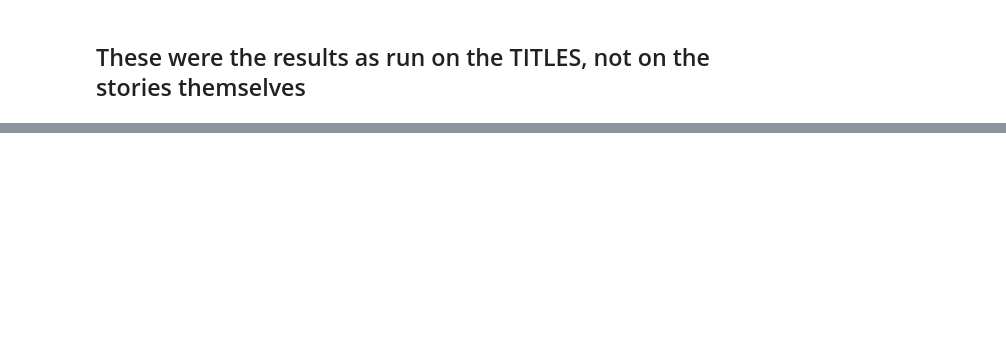
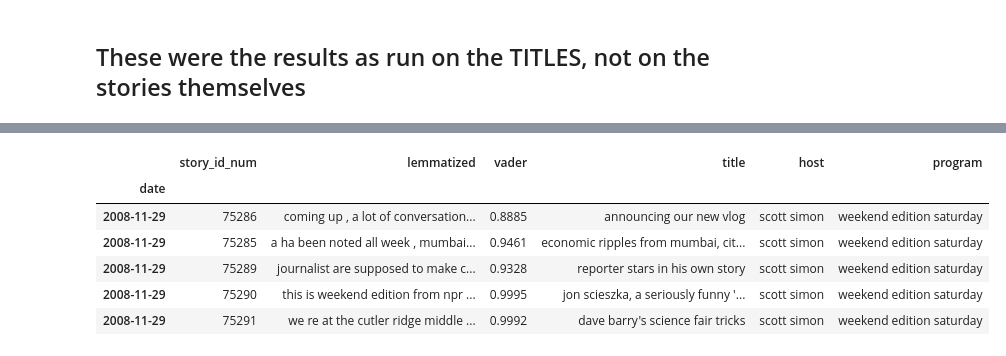
Before and after one commit to npr-nlp/npr-nlp-project, a Jupyter notebook: Brian_LDA_modeling_exploration.ipynb, the cells around one changed output, grey strips where cells are left out. Cells and saved outputs as stored; diff of their text form; code cells hidden in the pictures; blank space fills up the shorter version.

```diff
--- a/Brian_LDA_modeling_exploration.ipynb
+++ b/Brian_LDA_modeling_exploration.ipynb
@@ -782,0 +809,2 @@ Name: Coherence, dtype: float64
+# %%
+tsa.index = pd.to_datetime(tsa.index)
@@ -782,0 +813,14 @@ Name: Coherence, dtype: float64
+# %%
+tsa = tsa.set_index('date').sort_index()
+# %%
+Obama_election = tsa[datetime(2008,11,7):datetime(2008,11,30)]
+# %%
+Obama_election.tail()
+# %% [output]
+|  | story_id_num | lemmatized | vader | title | host | program |
+| date |  |  |  |  |  |  |
+| 2008-11-29 | 75286 | coming up , a lot of conversation... | 0.8885 | announcing our new vlog | scott simon | weekend edition saturday |
+| 2008-11-29 | 75285 | a ha been noted all week , mumbai... | 0.9461 | economic ripples from mumbai, cit... | scott simon | weekend edition saturday |
+| 2008-11-29 | 75289 | journalist are supposed to make c... | 0.9328 | reporter stars in his own story | scott simon | weekend edition saturday |
+| 2008-11-29 | 75290 | this is weekend edition from npr ... | 0.9995 | jon scieszka, a seriously funny '... | scott simon | weekend edition saturday |
+| 2008-11-29 | 75291 | we re at the cutler ridge middle ... | 0.9992 | dave barry's science fair tricks | scott simon | weekend edition saturday |
```
Also changed, not shown: parts of 51 cells of this notebook, 6 other files.
